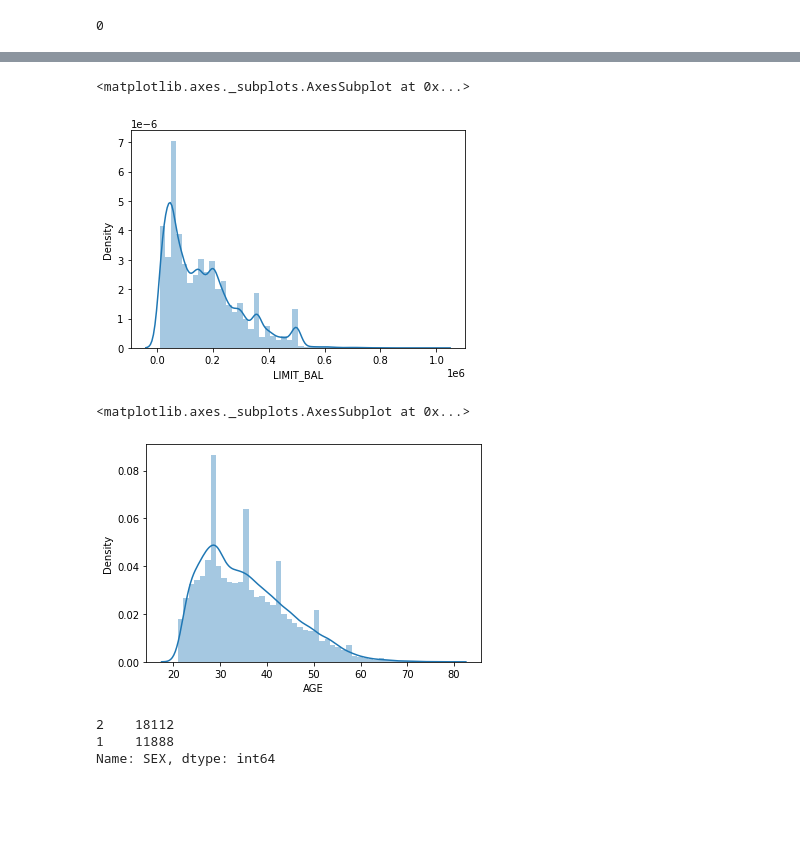
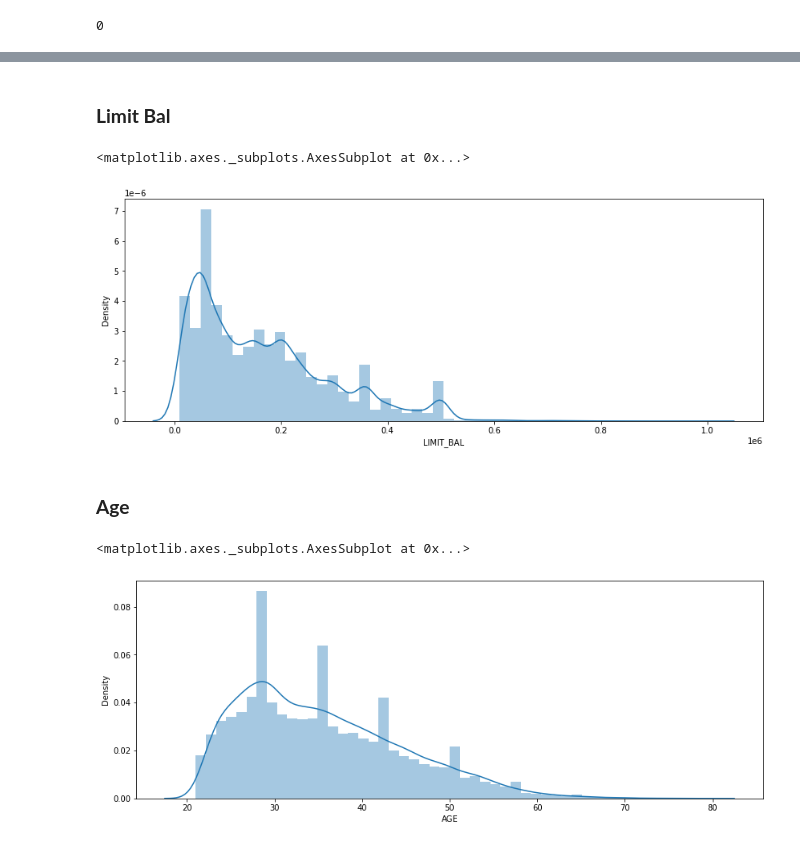
Before and after one commit to ankitmavani/Credit-Card-default-Prediction, a Jupyter notebook: Credit_Card_Default_Prediction_Capstone_Project_3.ipynb, the cells around one changed output, grey strips where cells are left out. Drawn from its saved outputs; the diff is of its cells as text; code cells hidden in the pictures; blank space fills up the shorter version.

```diff
--- a/Credit_Card_Default_Prediction_Capstone_Project_3.ipynb
+++ b/Credit_Card_Default_Prediction_Capstone_Project_3.ipynb
@@ -104,16 +309,16 @@ len(df[df.duplicated()])
+# %% [markdown]
+### **Limit Bal**
 # %%
+plt.figure(figsize=(14,5))
 sns.distplot(df["LIMIT_BAL"])
 # %% [output]
 <matplotlib.axes._subplots.AxesSubplot at 0x...>
-[figure, old version]
+[figure, new version]
+# %% [markdown]
+### **Age**
 # %%
+plt.figure(figsize=(14,5))
 sns.distplot(df["AGE"])
 # %% [output]
 <matplotlib.axes._subplots.AxesSubplot at 0x...>
-[figure, old version]
+[figure, new version]
-# %%
-df["SEX"].value_counts()
-# %% [output]
-2    18112
-1    11888
-Name: SEX, dtype: int64
```
Also changed, not shown: parts of 17 cells of this notebook.
